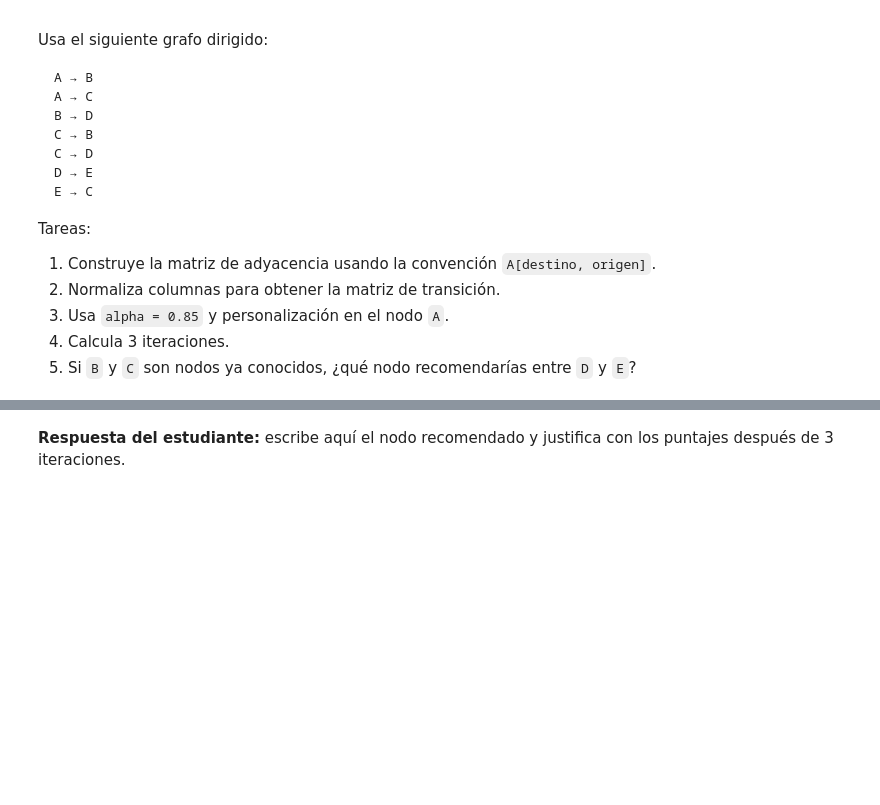
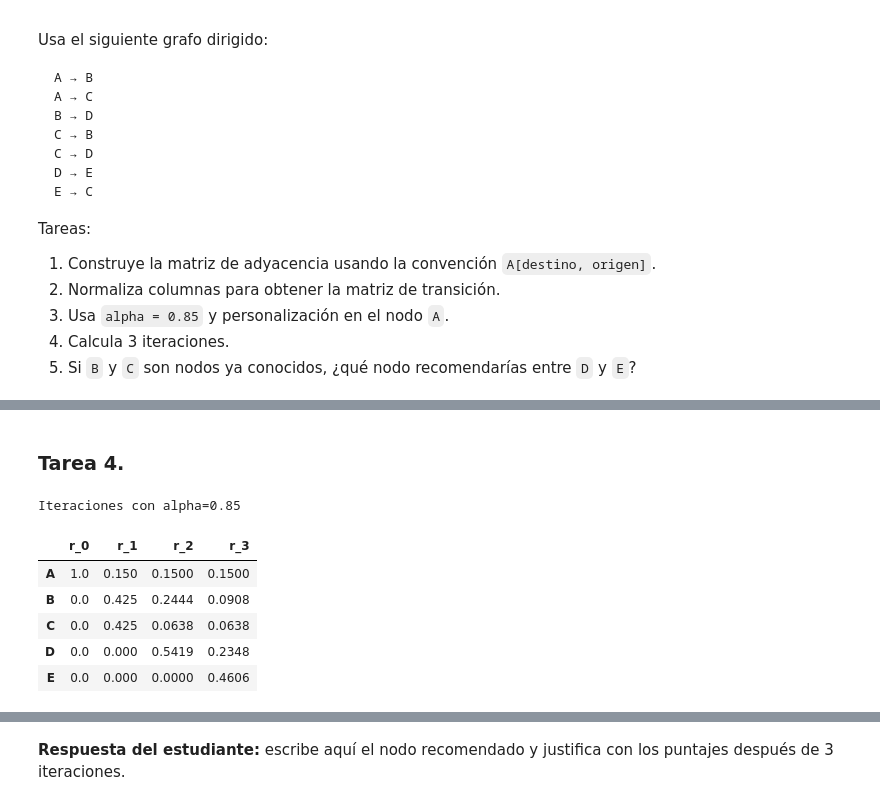
Before and after one commit to 53R6IO/LAB_4_SR, a Jupyter notebook: RS_Lab4_Graph_Recommendation_and_Transformers_v3.ipynb, the cells around one changed output, grey strips where cells are left out. Cells and saved outputs as stored; diff of their text form; code cells hidden in the pictures; blank space fills up the shorter version.

```diff
--- a/RS_Lab4_Graph_Recommendation_and_Transformers_v3.ipynb
+++ b/RS_Lab4_Graph_Recommendation_and_Transformers_v3.ipynb
@@ -422,0 +538,8 @@ Tareas:
+# %%
+alpha = 0.85
+p = pd.Series(0.0, index=example_nodes)
+p.loc["A"] = 1.0
+
+r = p.copy()
+print("Vector inicial r_0 = p")
+display(r.to_frame("r_0"))
@@ -422,0 +554,28 @@ Tareas:
+# %% [markdown]
+### Tarea 4.
+# %%
+def pagerank_iterations(transition_matrix, personalization, alpha=0.85, n_iter=3):
+    ranks = [personalization.copy()]
+    current = personalization.copy()
+
+    M = transition_matrix.values
+    p_vec = personalization.values
+
+    for _ in range(n_iter):
+        next_values = alpha * (M @ current.values) + (1 - alpha) * p_vec
+        current = pd.Series(next_values, index=transition_matrix.index)
+        ranks.append(current)
+
+    return pd.DataFrame({f"r_{i}": rank for i, rank in enumerate(ranks)})
+
+iteration_table = pagerank_iterations(transition, p, alpha=alpha, n_iter=3)
+print(f"Iteraciones con alpha={alpha}")
+display(iteration_table.round(4))
+# %% [output]
+Iteraciones con alpha=0.85
+|  | r_0 | r_1 | r_2 | r_3 |
+| A | 1.0 | 0.150 | 0.1500 | 0.1500 |
+| B | 0.0 | 0.425 | 0.2444 | 0.0908 |
+| C | 0.0 | 0.425 | 0.0638 | 0.0638 |
+| D | 0.0 | 0.000 | 0.5419 | 0.2348 |
+| E | 0.0 | 0.000 | 0.0000 | 0.4606 |
```
Also changed, not shown: parts of 13 cells of this notebook, 5 other files.
